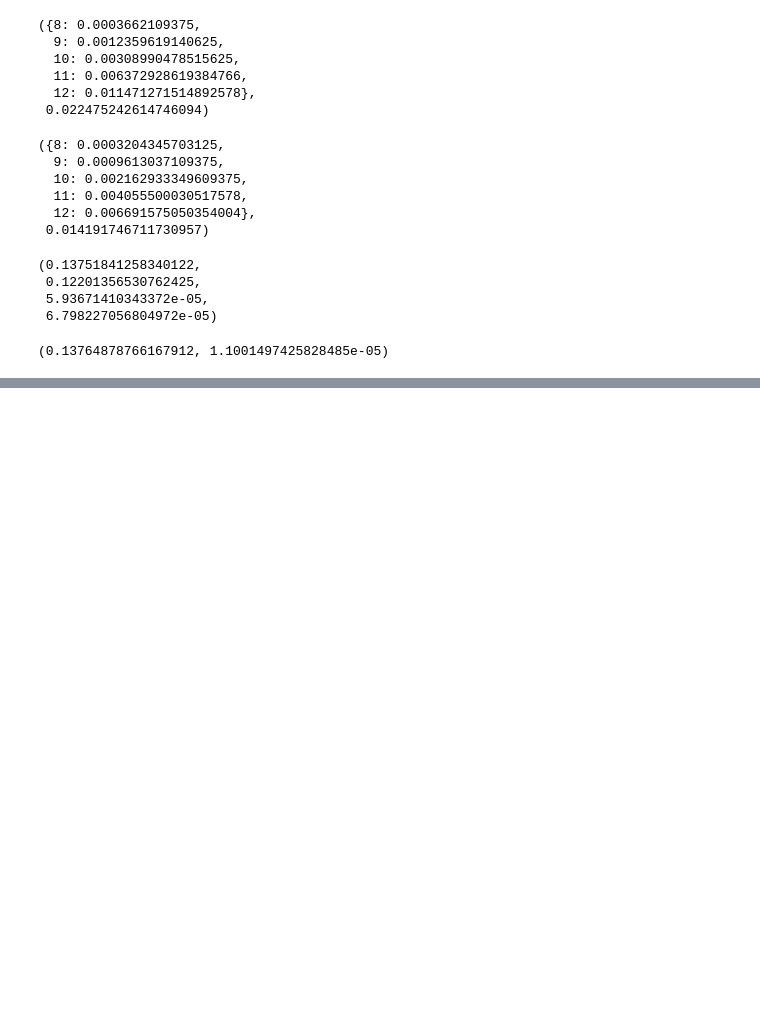
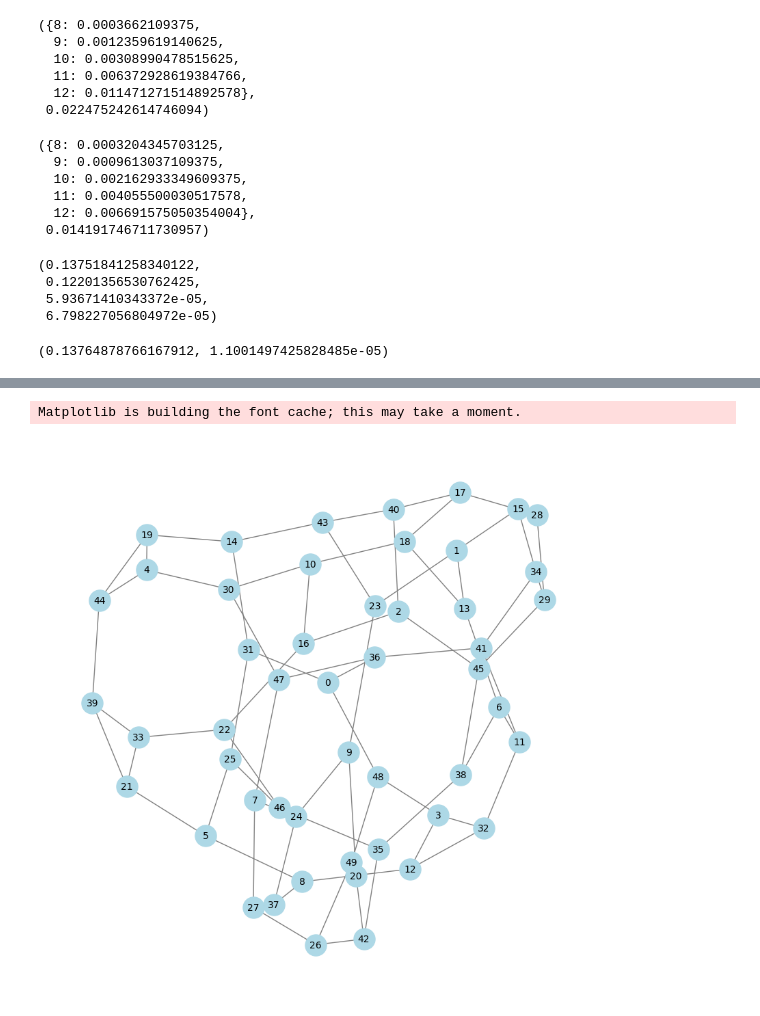
Before and after one commit to mikhailmogilnikov/mipt, a Jupyter notebook: Адаптационный курс/notebooks/python.ipynb, the cells around one changed output, grey strips where cells are left out. Saved outputs shown, nothing was run; the diff lists cells and outputs as text; code cells hidden in the pictures; blank space fills up the shorter version.

```diff
--- a/Адаптационный курс/notebooks/python.ipynb
+++ b/Адаптационный курс/notebooks/python.ipynb
@@ -655,3 +655,21 @@ bernoulli_summer = binomial_prob(n, p_summer, k)
 bernoulli_september, bernoulli_summer
 # %% [output]
 (0.13764878766167912, 1.1001497425828485e-05)
+# %%
+%pip install matplotlib
+%pip install networkx
+
+import matplotlib.pyplot as plt
+import networkx as nx
+
+n = 50
+G = nx.random_regular_graph(3, n)
+
+# Настройки отображения
+plt.figure(figsize=(8, 8))
+pos = nx.spring_layout(G, seed=42)  # Расположение узлов графа
+
+# Рисуем граф
+nx.draw(G, pos, node_color='lightblue', with_labels=True, node_size=500, font_size=10, edge_color='gray')
+plt.show()
+# %% [output]
@@ -657,0 +693,2 @@ bernoulli_september, bernoulli_summer
+Matplotlib is building the font cache; this may take a moment.
+[figure, added]
```
Also changed, not shown: parts of 6 cells of this notebook, 3 other files.
